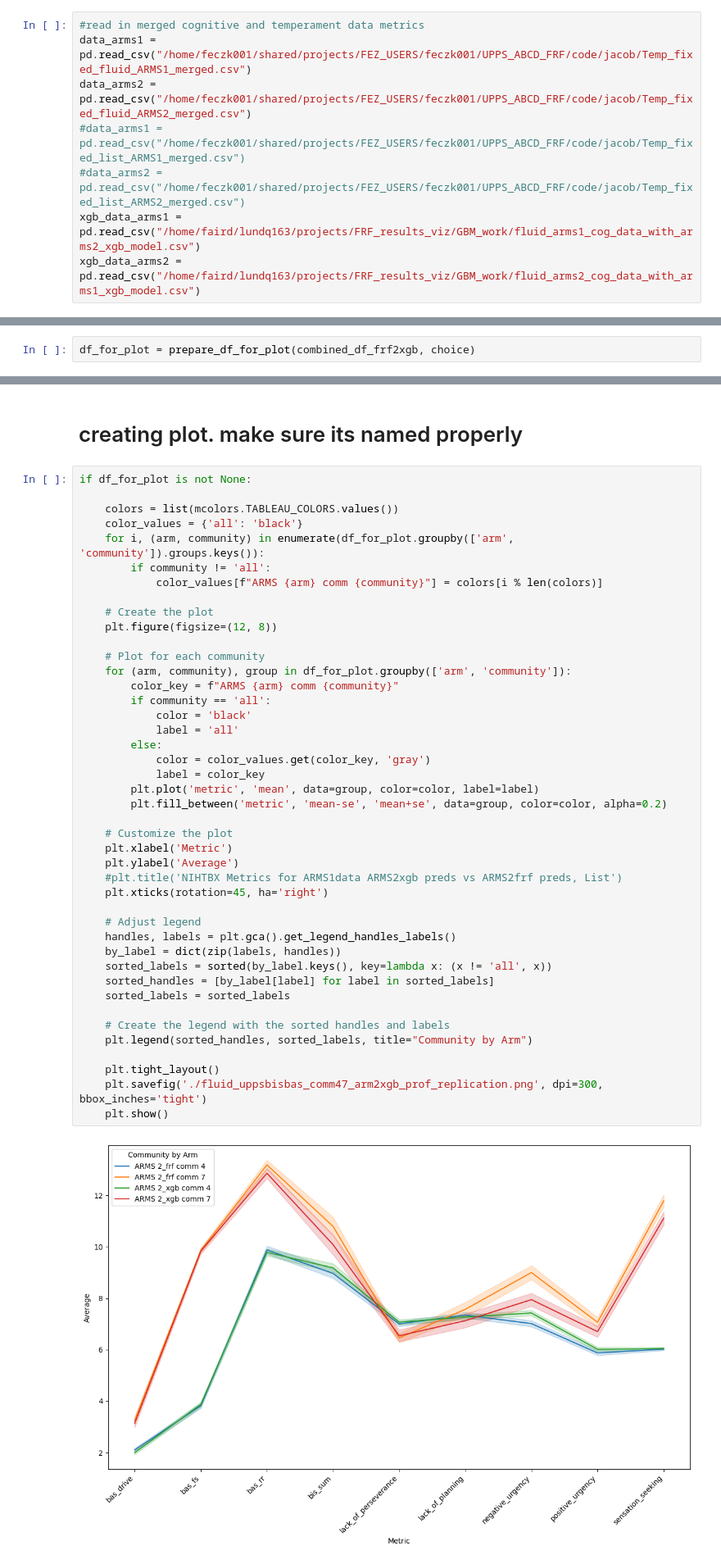
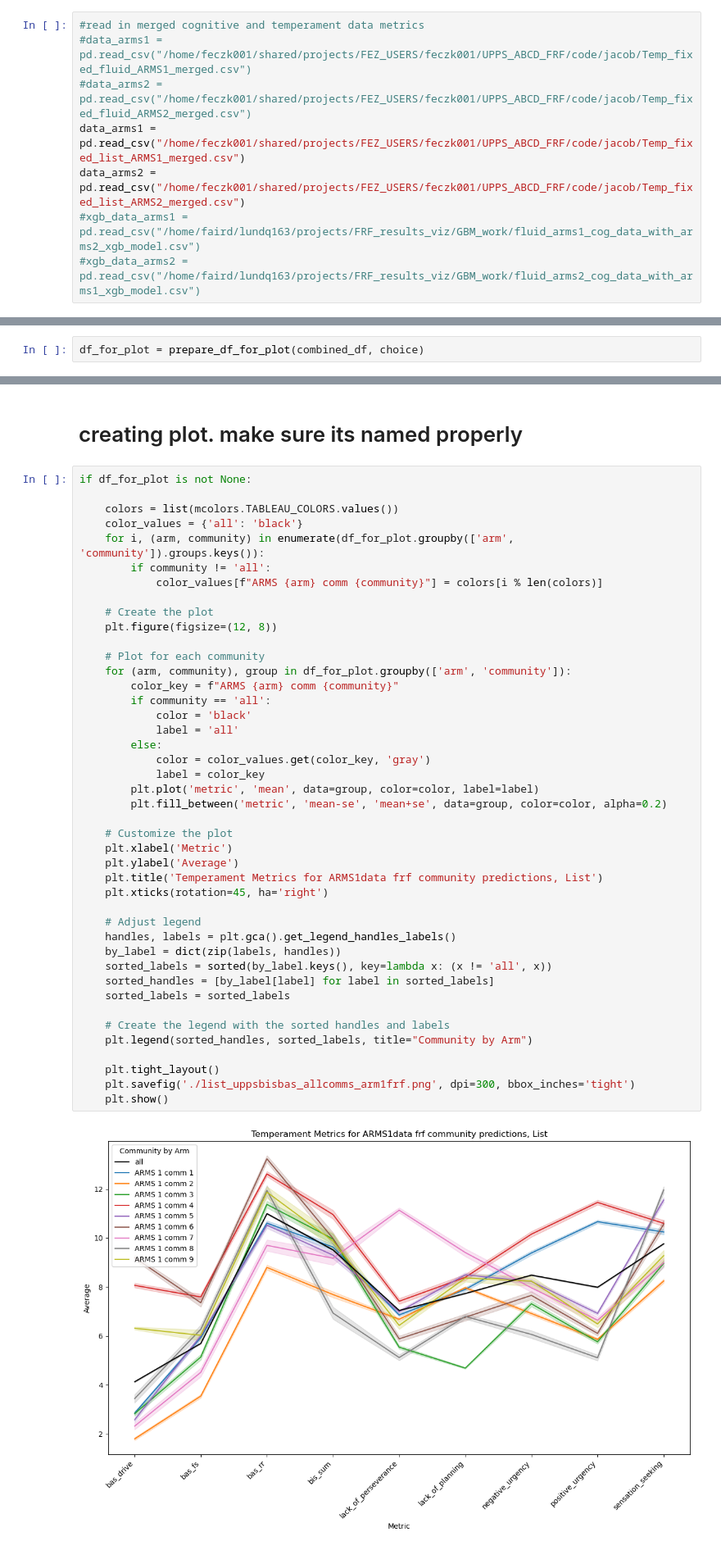
Before and after one commit to lundq163/FRF_results_viz, a Jupyter notebook: refactor/updated_cog_prof_viz.ipynb, the cells around one changed output, grey strips where cells are left out. Shown at 82% size. Drawn from its saved outputs; the diff is of its cells as text.

```diff
--- a/refactor/updated_cog_prof_viz.ipynb
+++ b/refactor/updated_cog_prof_viz.ipynb
@@ -6,12 +6,12 @@ import matplotlib.pyplot as plt
 import matplotlib.colors as mcolors
 # %%
 #read in merged cognitive and temperament data metrics
-data_arms1 = pd.read_csv("/home/feczk001/shared/projects/FEZ_USERS/feczk001/UPPS_ABCD_FRF/code/jacob/Temp_fixed_fluid_ARMS1_merged.csv")
-data_arms2 = pd.read_csv("/home/feczk001/shared/projects/FEZ_USERS/feczk001/UPPS_ABCD_FRF/code/jacob/Temp_fixed_fluid_ARMS2_merged.csv")
-#data_arms1 = pd.read_csv("/home/feczk001/shared/projects/FEZ_USERS/feczk001/UPPS_ABCD_FRF/code/jacob/Temp_fixed_list_ARMS1_merged.csv")
-#data_arms2 = pd.read_csv("/home/feczk001/shared/projects/FEZ_USERS/feczk001/UPPS_ABCD_FRF/code/jacob/Temp_fixed_list_ARMS2_merged.csv")
-xgb_data_arms1 = pd.read_csv("/home/faird/lundq163/projects/FRF_results_viz/GBM_work/fluid_arms1_cog_data_with_arms2_xgb_model.csv")
-xgb_data_arms2 = pd.read_csv("/home/faird/lundq163/projects/FRF_results_viz/GBM_work/fluid_arms2_cog_data_with_arms1_xgb_model.csv")
+#data_arms1 = pd.read_csv("/home/feczk001/shared/projects/FEZ_USERS/feczk001/UPPS_ABCD_FRF/code/jacob/Temp_fixed_fluid_ARMS1_merged.csv")
+#data_arms2 = pd.read_csv("/home/feczk001/shared/projects/FEZ_USERS/feczk001/UPPS_ABCD_FRF/code/jacob/Temp_fixed_fluid_ARMS2_merged.csv")
+data_arms1 = pd.read_csv("/home/feczk001/shared/projects/FEZ_USERS/feczk001/UPPS_ABCD_FRF/code/jacob/Temp_fixed_list_ARMS1_merged.csv")
+data_arms2 = pd.read_csv("/home/feczk001/shared/projects/FEZ_USERS/feczk001/UPPS_ABCD_FRF/code/jacob/Temp_fixed_list_ARMS2_merged.csv")
+#xgb_data_arms1 = pd.read_csv("/home/faird/lundq163/projects/FRF_results_viz/GBM_work/fluid_arms1_cog_data_with_arms2_xgb_model.csv")
+#xgb_data_arms2 = pd.read_csv("/home/faird/lundq163/projects/FRF_results_viz/GBM_work/fluid_arms2_cog_data_with_arms1_xgb_model.csv")
 # %%
 xgb_data_arms1
 # %% [output]
@@ -660,7 +520,7 @@ choice = input("Enter nihtbx or upps or bis: ")
 # %% [output]
 Enter nihtbx or upps or bis:  upps
 # %%
-df_for_plot = prepare_df_for_plot(combined_df_frf2xgb, choice)
+df_for_plot = prepare_df_for_plot(combined_df, choice)
 # %%
 df_for_plot
 # %% [output]
@@ -698,33 +554,33 @@ if df_for_plot is not None:
     # Plot for each community
     for (arm, community), group in df_for_plot.groupby(['arm', 'community']):
         color_key = f"ARMS {arm} comm {community}"
         if community == 'all':
             color = 'black'
             label = 'all'
         else:
             color = color_values.get(color_key, 'gray')
             label = color_key
         plt.plot('metric', 'mean', data=group, color=color, label=label)
         plt.fill_between('metric', 'mean-se', 'mean+se', data=group, color=color, alpha=0.2)
 
     # Customize the plot
     plt.xlabel('Metric')
     plt.ylabel('Average')
-    #plt.title('NIHTBX Metrics for ARMS1data ARMS2xgb preds vs ARMS2frf preds, List')
+    plt.title('Temperament Metrics for ARMS1data frf community predictions, List')
     plt.xticks(rotation=45, ha='right')
 
     # Adjust legend
     handles, labels = plt.gca().get_legend_handles_labels()
     by_label = dict(zip(labels, handles))
     sorted_labels = sorted(by_label.keys(), key=lambda x: (x != 'all', x))
     sorted_handles = [by_label[label] for label in sorted_labels]
     sorted_labels = sorted_labels
 
     # Create the legend with the sorted handles and labels
     plt.legend(sorted_handles, sorted_labels, title="Community by Arm")
 
     plt.tight_layout()
-    plt.savefig('./fluid_uppsbisbas_comm47_arm2xgb_prof_replication.png', dpi=300, bbox_inches='tight')
+    plt.savefig('./list_uppsbisbas_allcomms_arm1frf.png', dpi=300, bbox_inches='tight')
     plt.show()
 # %% [output]
-[figure, old version]
+[figure, new version]
```
Also changed, not shown: parts of 34 cells of this notebook, 26 other files.
